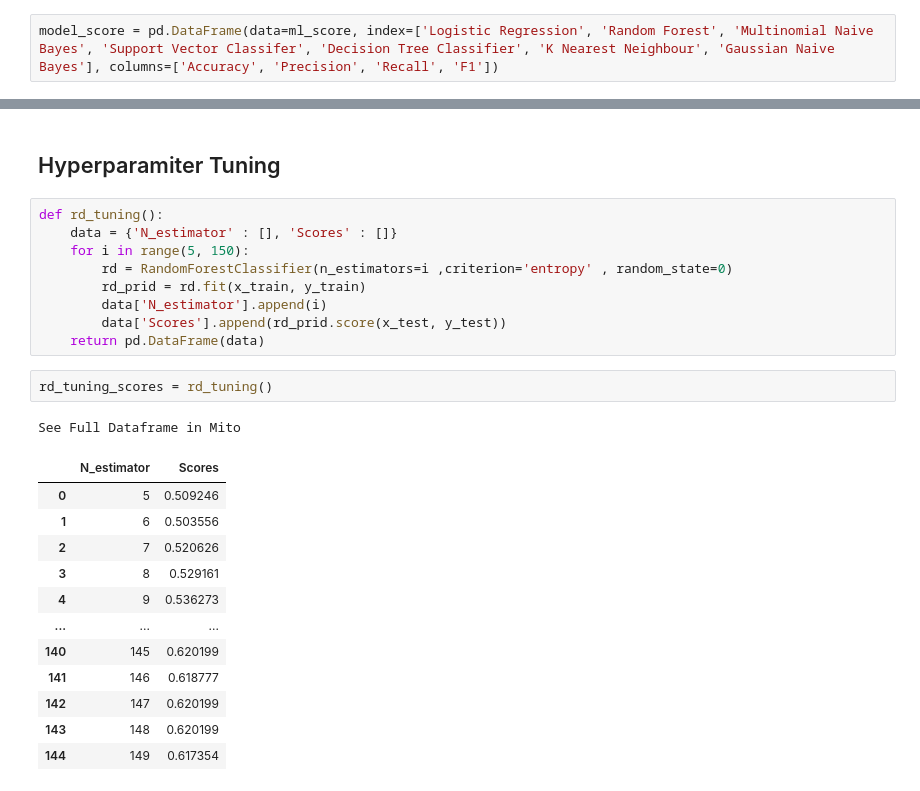
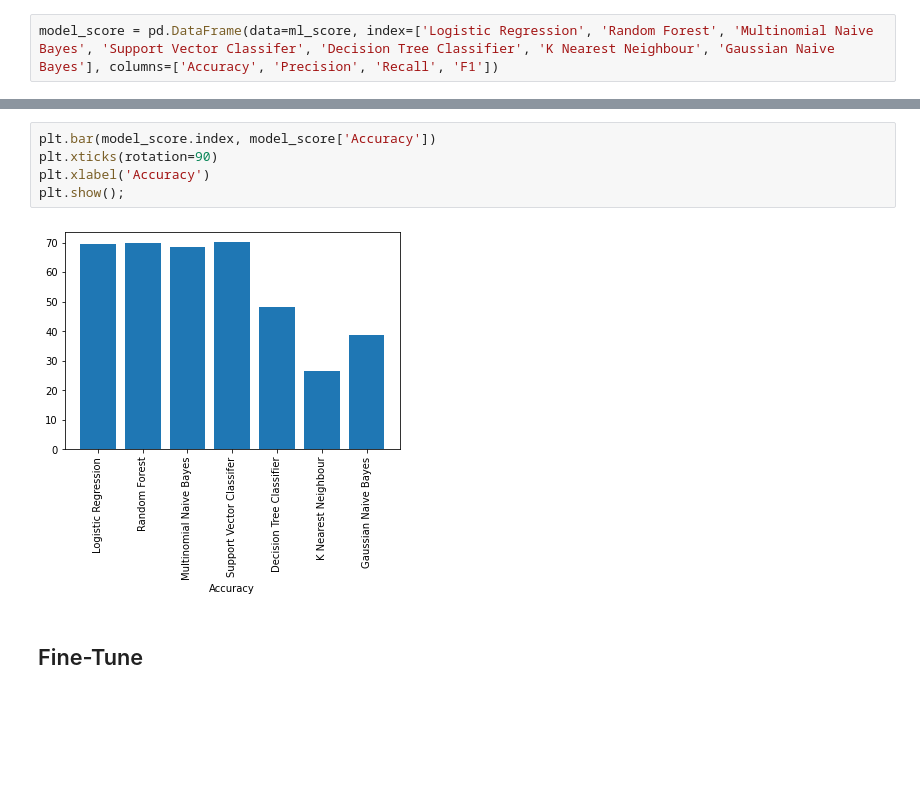
Before and after one commit to MEOW119X/Automated-News-Categorizer, a Jupyter notebook: notebook/MACHINE LEARNING.ipynb, the cells around one changed output, grey strips where cells are left out. Drawn from its saved outputs; the diff is of its cells as text; blank space fills up the shorter version.

```diff
--- a/notebook/MACHINE LEARNING.ipynb
+++ b/notebook/MACHINE LEARNING.ipynb
@@ -140,29 +145,11 @@ See Full Dataframe in Mito
 | K Nearest Neighbour | 26.46 | 0.26 | 0.26 | 0.26 |
 | Gaussian Naive Bayes | 38.69 | 0.39 | 0.39 | 0.39 |
+# %%
+plt.bar(model_score.index, model_score['Accuracy'])
+plt.xticks(rotation=90)
+plt.xlabel('Accuracy')
+plt.show();
+# %% [output]
+[figure, added]
 # %% [markdown]
-## Hyperparamiter Tuning
+## Fine-Tune
-# %%
-def rd_tuning():
-    data = {'N_estimator' : [], 'Scores' : []}
-    for i in range(5, 150):
-        rd = RandomForestClassifier(n_estimators=i ,criterion='entropy' , random_state=0)
-        rd_prid = rd.fit(x_train, y_train)
-        data['N_estimator'].append(i)
-        data['Scores'].append(rd_prid.score(x_test, y_test))
-    return pd.DataFrame(data)
-# %%
-rd_tuning_scores = rd_tuning()
-# %% [output]
-See Full Dataframe in Mito
-|  | N_estimator | Scores |
-| 0 | 5 | 0.509246 |
-| 1 | 6 | 0.503556 |
-| 2 | 7 | 0.520626 |
-| 3 | 8 | 0.529161 |
-| 4 | 9 | 0.536273 |
-| ... | ... | ... |
-| 140 | 145 | 0.620199 |
-| 141 | 146 | 0.618777 |
-| 142 | 147 | 0.620199 |
-| 143 | 148 | 0.620199 |
-| 144 | 149 | 0.617354 |
```
Also changed, not shown: parts of 30 cells of this notebook, 7 other files.
